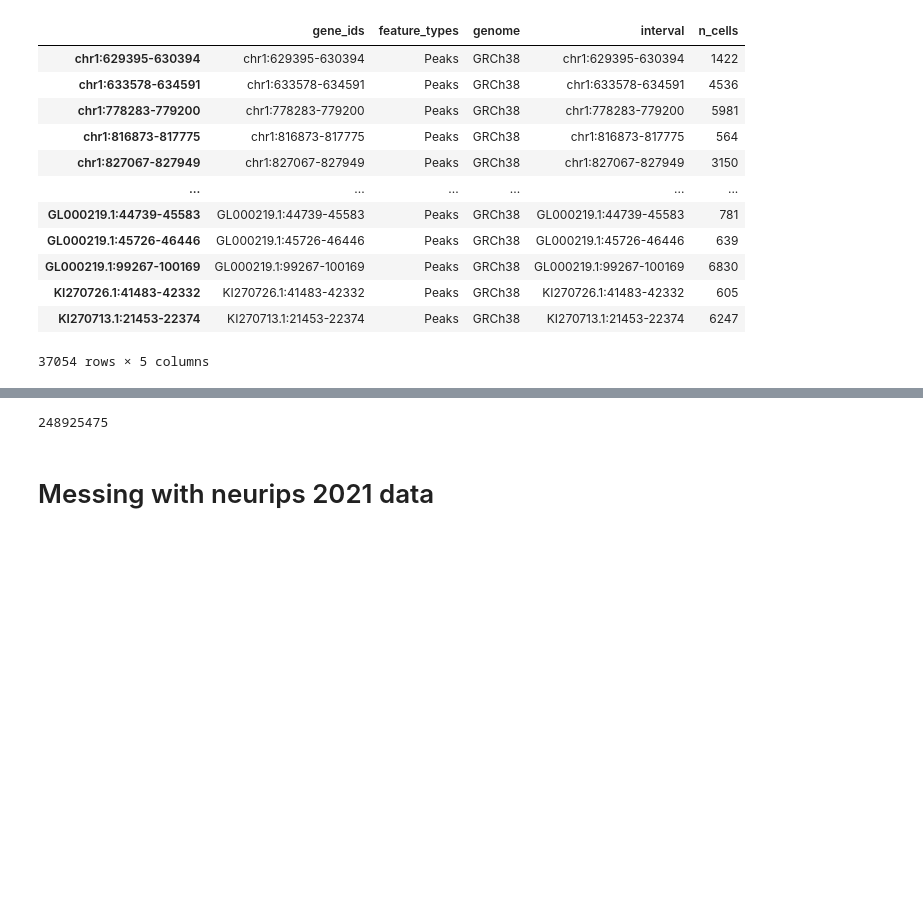
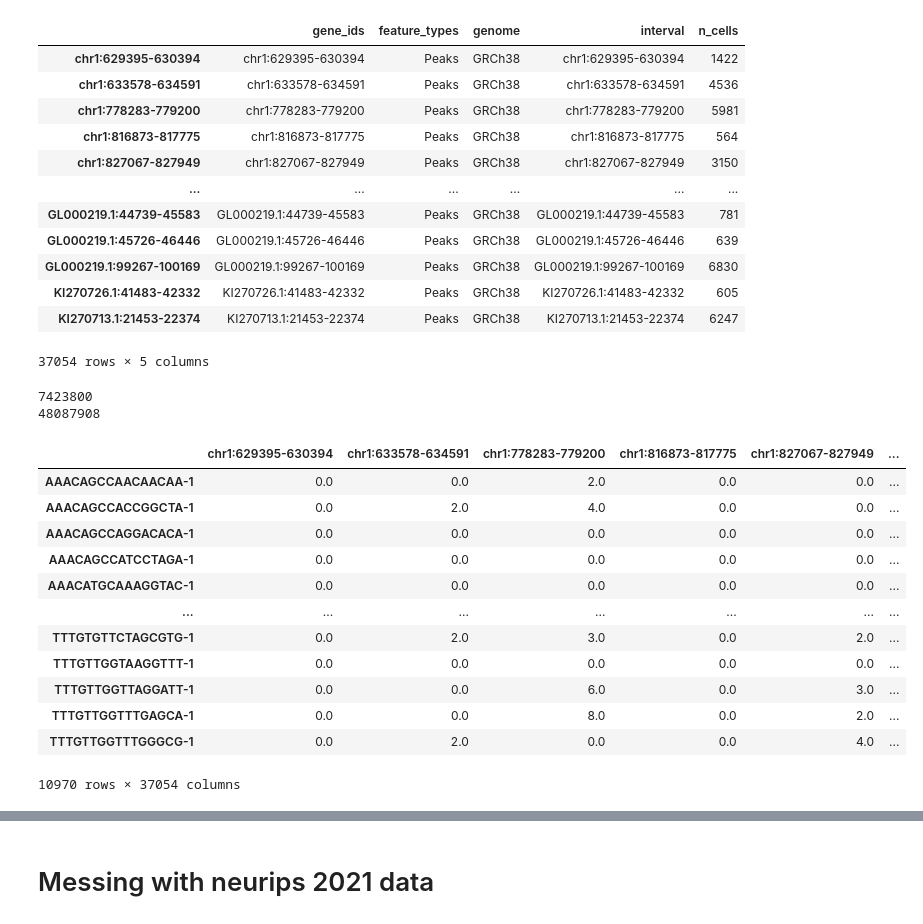
Before and after one commit to dkim0518/atacNT, a Jupyter notebook: dkim_notebook/dkim_dataloaders.ipynb, the cells around one changed output, grey strips where cells are left out. Drawn from its saved outputs; the diff is of its cells as text; code cells hidden in the pictures; blank space fills up the shorter version.

```diff
--- a/dkim_notebook/dkim_dataloaders.ipynb
+++ b/dkim_notebook/dkim_dataloaders.ipynb
@@ -183,6 +154,32 @@ adata.var
 | KI270726.1:41483-42332 | KI270726.1:41483-42332 | Peaks | GRCh38 | KI270726.1:41483-42332 | 605 |
 | KI270713.1:21453-22374 | KI270713.1:21453-22374 | Peaks | GRCh38 | KI270713.1:21453-22374 | 6247 |
 37054 rows × 5 columns
+# %%
+print((adata.X == 1).sum())
+print((adata.X == 2).sum())
+# %% [output]
+7423800
+48087908
+# %%
+df = adata.to_df()
+# df1 = df.iloc[:,-10:]
+# df1 = df.iloc[:,:10]
+
+df
+# %% [output]
+|  | chr1:629395-630394 | chr1:633578-634591 | chr1:778283-779200 | chr1:816873-817775 | chr1:827067-827949 | ... |
+| AAACAGCCAACAACAA-1 | 0.0 | 0.0 | 2.0 | 0.0 | 0.0 | ... |
+| AAACAGCCACCGGCTA-1 | 0.0 | 2.0 | 4.0 | 0.0 | 0.0 | ... |
+| AAACAGCCAGGACACA-1 | 0.0 | 0.0 | 0.0 | 0.0 | 0.0 | ... |
+| AAACAGCCATCCTAGA-1 | 0.0 | 0.0 | 0.0 | 0.0 | 0.0 | ... |
+| AAACATGCAAAGGTAC-1 | 0.0 | 0.0 | 0.0 | 0.0 | 0.0 | ... |
+| ... | ... | ... | ... | ... | ... | ... |
+| TTTGTGTTCTAGCGTG-1 | 0.0 | 2.0 | 3.0 | 0.0 | 2.0 | ... |
+| TTTGTTGGTAAGGTTT-1 | 0.0 | 0.0 | 0.0 | 0.0 | 0.0 | ... |
+| TTTGTTGGTTAGGATT-1 | 0.0 | 0.0 | 6.0 | 0.0 | 3.0 | ... |
+| TTTGTTGGTTTGAGCA-1 | 0.0 | 0.0 | 8.0 | 0.0 | 2.0 | ... |
+| TTTGTTGGTTTGGGCG-1 | 0.0 | 2.0 | 0.0 | 0.0 | 4.0 | ... |
+10970 rows × 37054 columns
 # %%
 split_interval = adata.var["gene_ids"].str.split(":", expand=True)
 adata.var["chr"] = split_interval[0]
@@ -204,10 +201,6 @@ adata.var
 | KI270726.1:41483-42332 | KI270726.1:41483-42332 | Peaks | GRCh38 | KI270726.1:41483-42332 | 605 | KI270726.1 | 41483 | 42332 |
 | KI270713.1:21453-22374 | KI270713.1:21453-22374 | Peaks | GRCh38 | KI270713.1:21453-22374 | 6247 | KI270713.1 | 21453 | 22374 |
 37054 rows × 8 columns
-# %%
-max(adata.var.end)
-# %% [output]
-248925475
 # %% [markdown]
 # Messing with neurips 2021 data
 # %%
```
Also changed, not shown: parts of 12 cells of this notebook.
